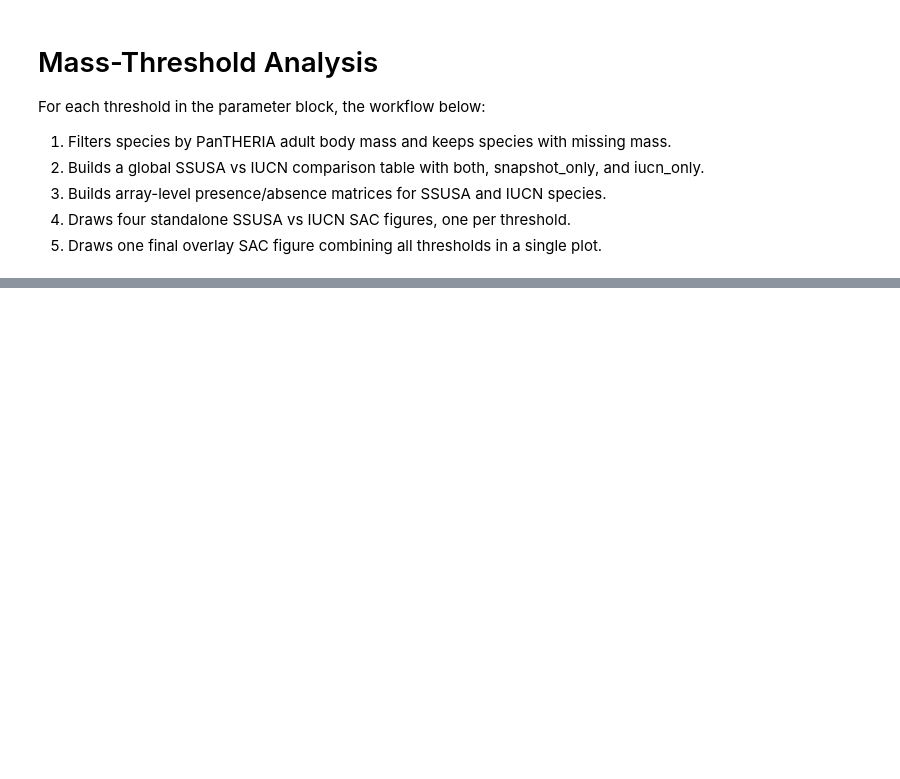
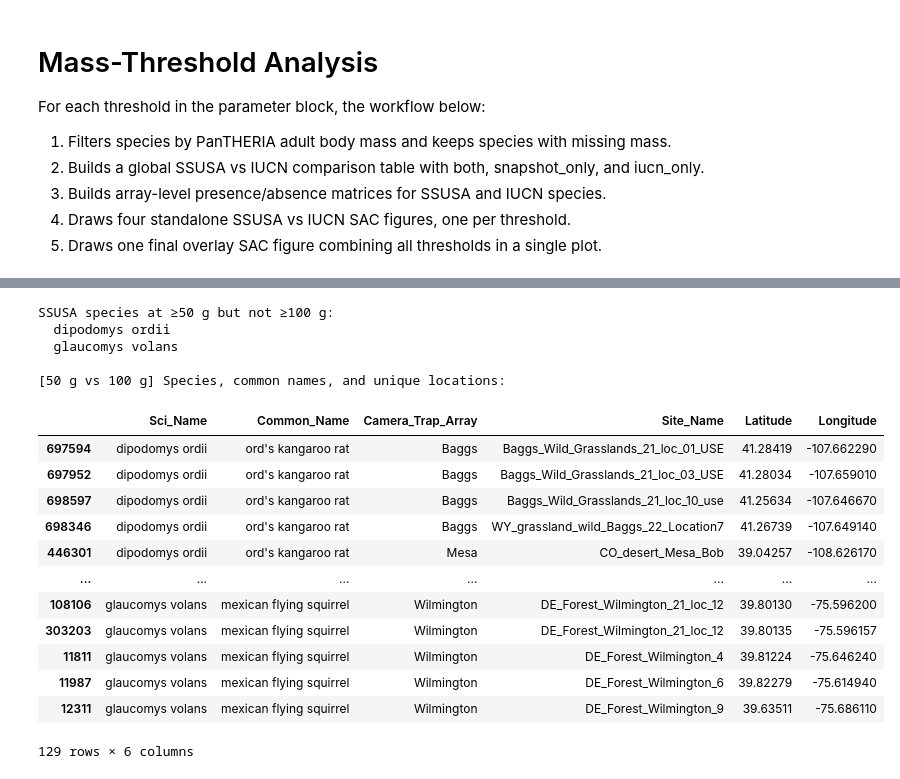
Before and after one commit to cliff003/HAAG_Spatial_Camera_Trap_Fall2025, a Jupyter notebook: SAC/SAC_IUCN_PanTHERIA_MassThresholds_GlobalPointBuffer.ipynb, the cells around one changed output, grey strips where cells are left out. Drawn from its saved outputs; the diff is of its cells as text; code cells hidden in the pictures; blank space fills up the shorter version.

```diff
--- a/SAC/SAC_IUCN_PanTHERIA_MassThresholds_GlobalPointBuffer.ipynb
+++ b/SAC/SAC_IUCN_PanTHERIA_MassThresholds_GlobalPointBuffer.ipynb
@@ -957,0 +967,62 @@ else:
+# %%
+import os
+import pandas as pd
+
+# Paths (match your existing notebook)
+save_dir = '../data/ssusa'
+ssusa_path = "../data/ssusa/cleaned_snapshot_usa_iucn.csv"
+
+# ---------------------------------------------------------
+# Part 1 – 50 g vs 100 g (unchanged logic)
+# ---------------------------------------------------------
+comp50 = pd.read_csv(os.path.join(save_dir, "global_comparison_50g.csv"))
+comp100 = pd.read_csv(os.path.join(save_dir, "global_comparison_100g.csv"))
+
+# SSUSA species sets at each threshold (in_snapshot == True)
+ssusa50 = set(comp50.loc[comp50["in_snapshot"], "species"].str.lower())
+ssusa100 = set(comp100.loc[comp100["in_snapshot"], "species"].str.lower())
+
+# Species present at ≥50 g but not ≥100 g
+extra_50 = sorted(ssusa50 - ssusa100)
+print("SSUSA species at ≥50 g but not ≥100 g:")
+for s in extra_50:
+    print(" ", s)
+
+# ---------------------------------------------------------
+# Load SSUSA detections (if df not already in memory)
+# ---------------------------------------------------------
+try:
+    df  # noqa
+except NameError:
+    df = pd.read_csv(ssusa_path, low_memory=False)
+
+# Get common names (and locations) for those species
+mask_50 = df["Sci_Name"].str.lower().isin(extra_50)
+species_info_50 = (
+    df.loc[mask_50, ["Sci_Name", "Common_Name", "Camera_Trap_Array",
+                     "Site_Name", "Latitude", "Longitude"]]
+      .drop_duplicates()
+      .sort_values(["Sci_Name", "Camera_Trap_Array", "Site_Name"])
+)
+
+print("\n[50 g vs 100 g] Species, common names, and unique locations:")
+display(species_info_50)
+# %% [output]
+SSUSA species at ≥50 g but not ≥100 g:
+  dipodomys ordii
+  glaucomys volans
+
+[50 g vs 100 g] Species, common names, and unique locations:
+|  | Sci_Name | Common_Name | Camera_Trap_Array | Site_Name | Latitude | Longitude |
+| 697594 | dipodomys ordii | ord's kangaroo rat | Baggs | Baggs_Wild_Grasslands_21_loc_01_USE | 41.28419 | -107.662290 |
+| 697952 | dipodomys ordii | ord's kangaroo rat | Baggs | Baggs_Wild_Grasslands_21_loc_03_USE | 41.28034 | -107.659010 |
+| 698597 | dipodomys ordii | ord's kangaroo rat | Baggs | Baggs_Wild_Grasslands_21_loc_10_use | 41.25634 | -107.646670 |
+| 698346 | dipodomys ordii | ord's kangaroo rat | Baggs | WY_grassland_wild_Baggs_22_Location7 | 41.26739 | -107.649140 |
+| 446301 | dipodomys ordii | ord's kangaroo rat | Mesa | CO_desert_Mesa_Bob | 39.04257 | -108.626170 |
+| ... | ... | ... | ... | ... | ... | ... |
+| 108106 | glaucomys volans | mexican flying squirrel | Wilmington | DE_Forest_Wilmington_21_loc_12 | 39.80130 | -75.596200 |
+| 303203 | glaucomys volans | mexican flying squirrel | Wilmington | DE_Forest_Wilmington_21_loc_12 | 39.80135 | -75.596157 |
+| 11811 | glaucomys volans | mexican flying squirrel | Wilmington | DE_Forest_Wilmington_4 | 39.81224 | -75.646240 |
+| 11987 | glaucomys volans | mexican flying squirrel | Wilmington | DE_Forest_Wilmington_6 | 39.82279 | -75.614940 |
+| 12311 | glaucomys volans | mexican flying squirrel | Wilmington | DE_Forest_Wilmington_9 | 39.63511 | -75.686110 |
+129 rows × 6 columns
```
Also changed, not shown: parts of 8 cells of this notebook, 3 other files.
